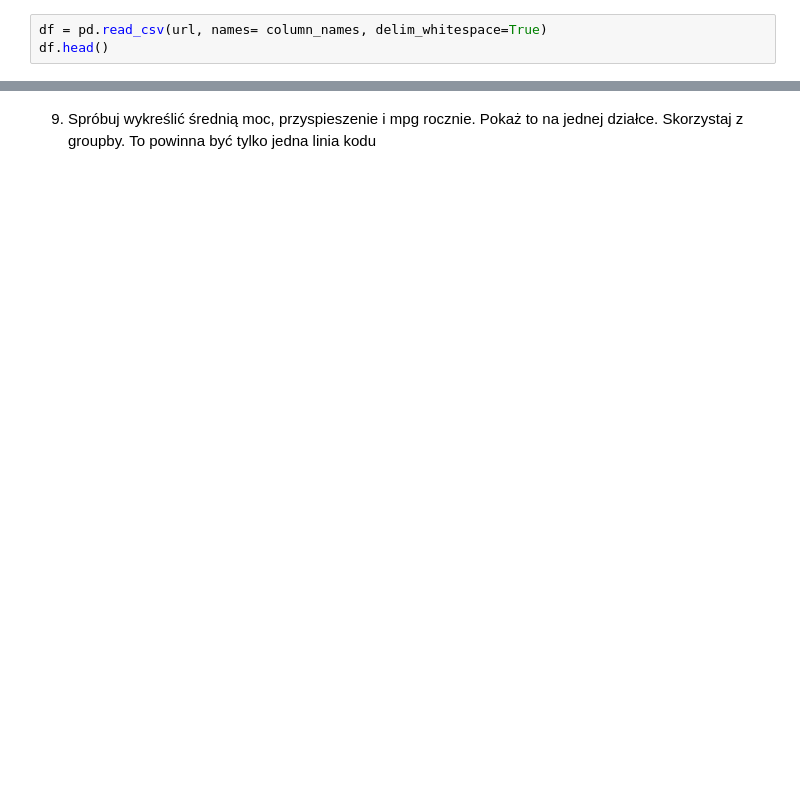
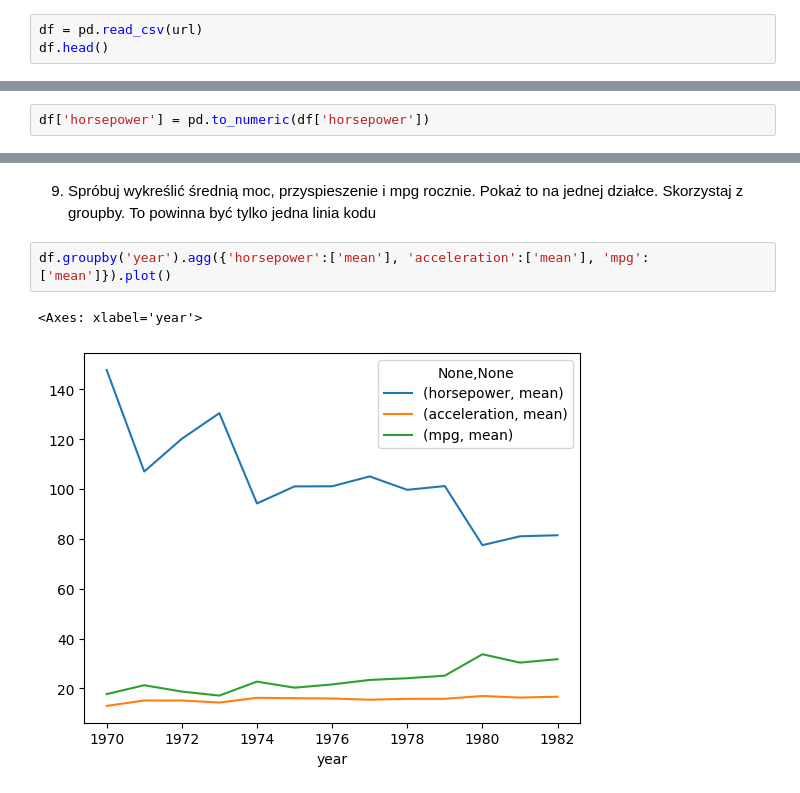
Before and after one commit to sendecka/DataCamp---Data-Scientist-with-Python, a Jupyter notebook: 09 Analiza dużych zbiorów danych I/Ćwiczenia/Activity.ipynb, the cells around one changed output, grey strips where cells are left out. Drawn from its saved outputs; the diff is of its cells as text; blank space fills up the shorter version.

```diff
--- a/09 Analiza dużych zbiorów danych I/Ćwiczenia/Activity.ipynb
+++ b/09 Analiza dużych zbiorów danych I/Ćwiczenia/Activity.ipynb
@@ -244,6 +242,6 @@ column_names = ['mpg', 'cylinders', 'displacement [cu]', 'horsepower', 'weight',
 # %% [markdown]
 3. Teraz ponownie przeczytaj nowy zbiór danych z nazwami kolumn i wyświetl go.
 # %%
-df = pd.read_csv(url, names= column_names, delim_whitespace=True)
+df = pd.read_csv(url)
 df.head()
 # %% [output]
@@ -260,3 +289,5 @@ df.loc[df.horsepower=='?','horsepower'] = np.nan
 # %% [markdown]
 5. Konwertuj wartości mocy na numeryczne
+# %%
+df['horsepower'] = pd.to_numeric(df['horsepower'])
 # %% [markdown]
@@ -279,2 +326,7 @@ df.groupby('year')['horsepower'].mean().plot()
 # %% [markdown]
 9. Spróbuj wykreślić średnią moc, przyspieszenie i mpg rocznie. Pokaż to na jednej działce. Skorzystaj z groupby. To powinna być tylko jedna linia kodu
+# %%
+df.groupby('year').agg({'horsepower':['mean'], 'acceleration':['mean'], 'mpg':['mean']}).plot()
+# %% [output]
+<Axes: xlabel='year'>
+[figure, added]
```
Also changed, not shown: parts of 17 cells of this notebook.
